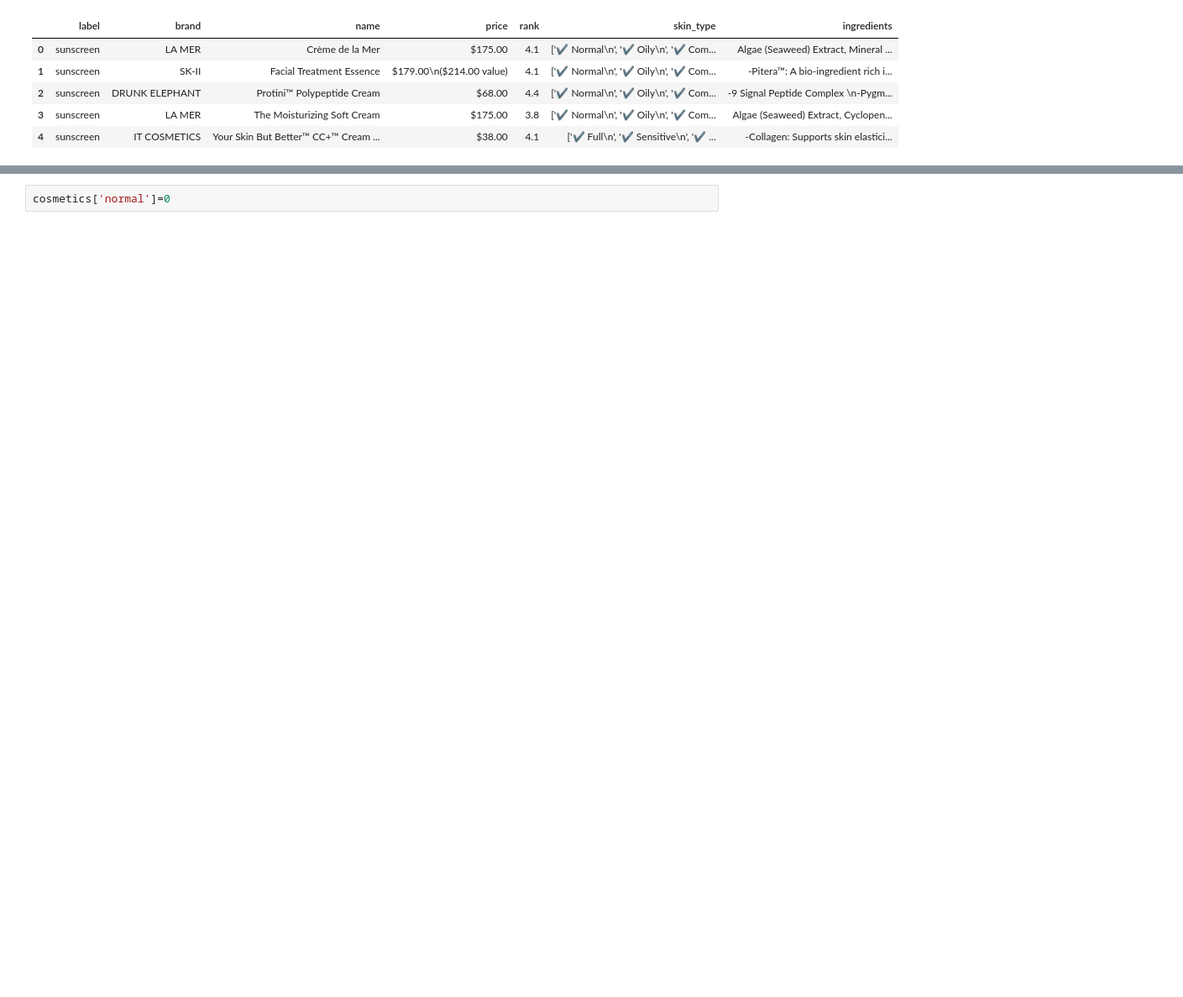
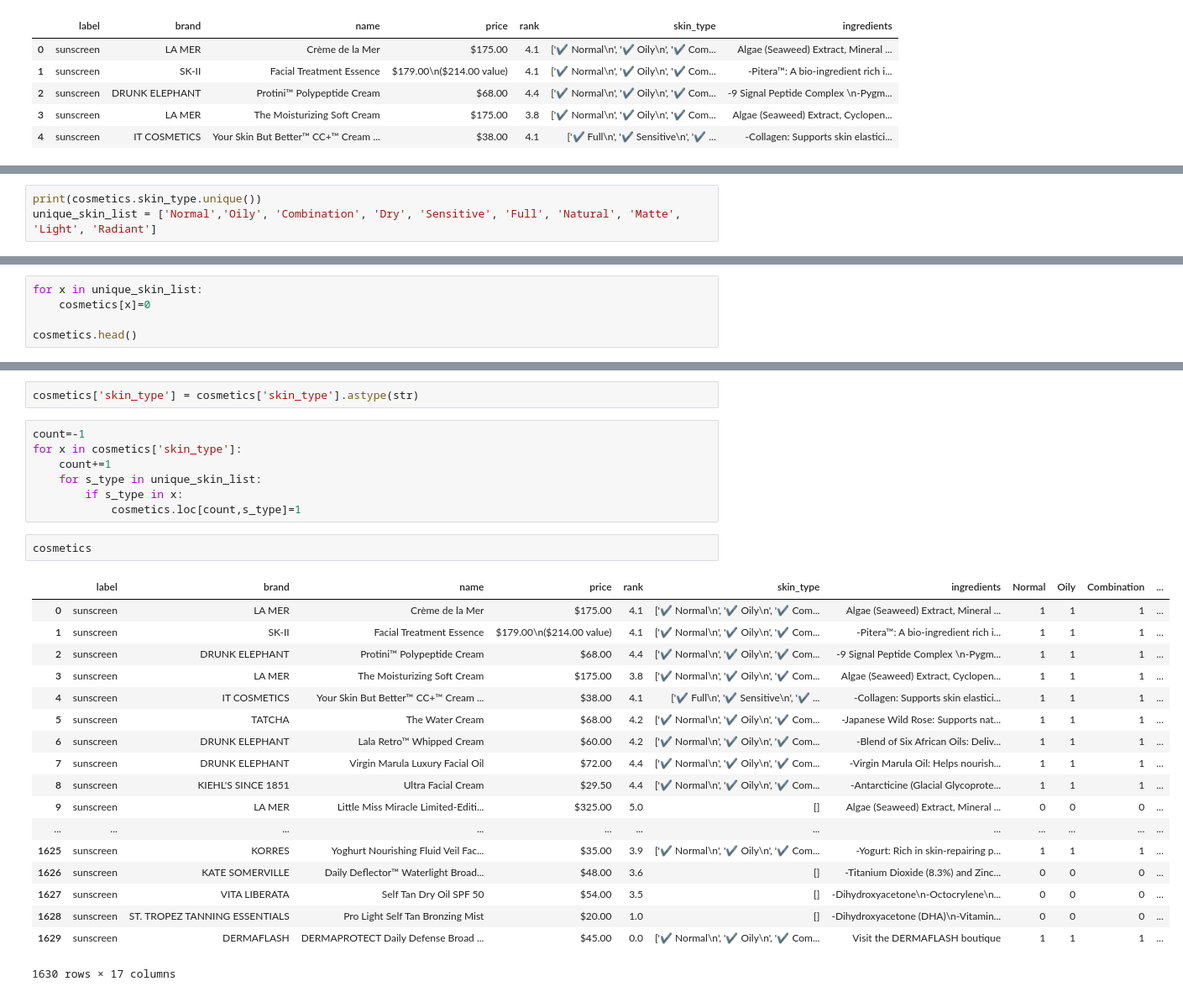
Before and after one commit to elitagao/info2950, a Jupyter notebook: INFO2950 Project.ipynb, the cells around one changed output, grey strips where cells are left out. Shown at 84% size. Drawn from its saved outputs; the diff is of its cells as text; blank space fills up the shorter version.

Commit message:
Update INFO2950 Project.ipynb
made new column for every skin type

```diff
--- a/INFO2950 Project.ipynb
+++ b/INFO2950 Project.ipynb
@@ -145,0 +126,3 @@ print(cosmetics.skin_type.unique())
+# %%
+print(cosmetics.skin_type.unique())
+unique_skin_list = ['Normal','Oily', 'Combination', 'Dry', 'Sensitive', 'Full', 'Natural', 'Matte', 'Light', 'Radiant']
@@ -145,0 +147,5 @@ print(cosmetics.skin_type.unique())
+# %%
+for x in unique_skin_list:
+    cosmetics[x]=0
+
+cosmetics.head()
@@ -146,2 +159,30 @@ print(cosmetics.skin_type.unique())
+# %%
+cosmetics['skin_type'] = cosmetics['skin_type'].astype(str)
+# %%
+count=-1
+for x in cosmetics['skin_type']:
+    count+=1
+    for s_type in unique_skin_list:
+        if s_type in x:
+            cosmetics.loc[count,s_type]=1
 # %%
-cosmetics['normal']=0
+cosmetics
+# %% [output]
+|  | label | brand | name | price | rank | skin_type | ingredients | Normal | Oily | Combination | ... |
+| 0 | sunscreen | LA MER | Crème de la Mer | $175.00 | 4.1 | ['✔ Normal\n', '✔ Oily\n', '✔ Com... | Algae (Seaweed) Extract, Mineral ... | 1 | 1 | 1 | ... |
+| 1 | sunscreen | SK-II | Facial Treatment Essence | $179.00\n($214.00 value) | 4.1 | ['✔ Normal\n', '✔ Oily\n', '✔ Com... | -Pitera™: A bio-ingredient rich i... | 1 | 1 | 1 | ... |
+| 2 | sunscreen | DRUNK ELEPHANT | Protini™ Polypeptide Cream | $68.00 | 4.4 | ['✔ Normal\n', '✔ Oily\n', '✔ Com... | -9 Signal Peptide Complex \n-Pygm... | 1 | 1 | 1 | ... |
+| 3 | sunscreen | LA MER | The Moisturizing Soft Cream | $175.00 | 3.8 | ['✔ Normal\n', '✔ Oily\n', '✔ Com... | Algae (Seaweed) Extract, Cyclopen... | 1 | 1 | 1 | ... |
+| 4 | sunscreen | IT COSMETICS | Your Skin But Better™ CC+™ Cream ... | $38.00 | 4.1 | ['✔ Full\n', '✔ Sensitive\n', '✔ ... | -Collagen: Supports skin elastici... | 1 | 1 | 1 | ... |
+| 5 | sunscreen | TATCHA | The Water Cream | $68.00 | 4.2 | ['✔ Normal\n', '✔ Oily\n', '✔ Com... | -Japanese Wild Rose: Supports nat... | 1 | 1 | 1 | ... |
+| 6 | sunscreen | DRUNK ELEPHANT | Lala Retro™ Whipped Cream | $60.00 | 4.2 | ['✔ Normal\n', '✔ Oily\n', '✔ Com... | -Blend of Six African Oils: Deliv... | 1 | 1 | 1 | ... |
+| 7 | sunscreen | DRUNK ELEPHANT | Virgin Marula Luxury Facial Oil | $72.00 | 4.4 | ['✔ Normal\n', '✔ Oily\n', '✔ Com... | -Virgin Marula Oil: Helps nourish... | 1 | 1 | 1 | ... |
+| 8 | sunscreen | KIEHL'S SINCE 1851 | Ultra Facial Cream | $29.50 | 4.4 | ['✔ Normal\n', '✔ Oily\n', '✔ Com... | -Antarcticine (Glacial Glycoprote... | 1 | 1 | 1 | ... |
+| 9 | sunscreen | LA MER | Little Miss Miracle Limited-Editi... | $325.00 | 5.0 | [] | Algae (Seaweed) Extract, Mineral ... | 0 | 0 | 0 | ... |
+| ... | ... | ... | ... | ... | ... | ... | ... | ... | ... | ... | ... |
+| 1625 | sunscreen | KORRES | Yoghurt Nourishing Fluid Veil Fac... | $35.00 | 3.9 | ['✔ Normal\n', '✔ Oily\n', '✔ Com... | -Yogurt: Rich in skin-repairing p... | 1 | 1 | 1 | ... |
+| 1626 | sunscreen | KATE SOMERVILLE | Daily Deflector™ Waterlight Broad... | $48.00 | 3.6 | [] | -Titanium Dioxide (8.3%) and Zinc... | 0 | 0 | 0 | ... |
+| 1627 | sunscreen | VITA LIBERATA | Self Tan Dry Oil SPF 50 | $54.00 | 3.5 | [] | -Dihydroxyacetone\n-Octocrylene\n... | 0 | 0 | 0 | ... |
+| 1628 | sunscreen | ST. TROPEZ TANNING ESSENTIALS | Pro Light Self Tan Bronzing Mist | $20.00 | 1.0 | [] | -Dihydroxyacetone (DHA)\n-Vitamin... | 0 | 0 | 0 | ... |
+| 1629 | sunscreen | DERMAFLASH | DERMAPROTECT Daily Defense Broad ... | $45.00 | 0.0 | ['✔ Normal\n', '✔ Oily\n', '✔ Com... | Visit the DERMAFLASH boutique | 1 | 1 | 1 | ... |
+1630 rows × 17 columns
```
Also changed, not shown: parts of 7 cells of this notebook.
